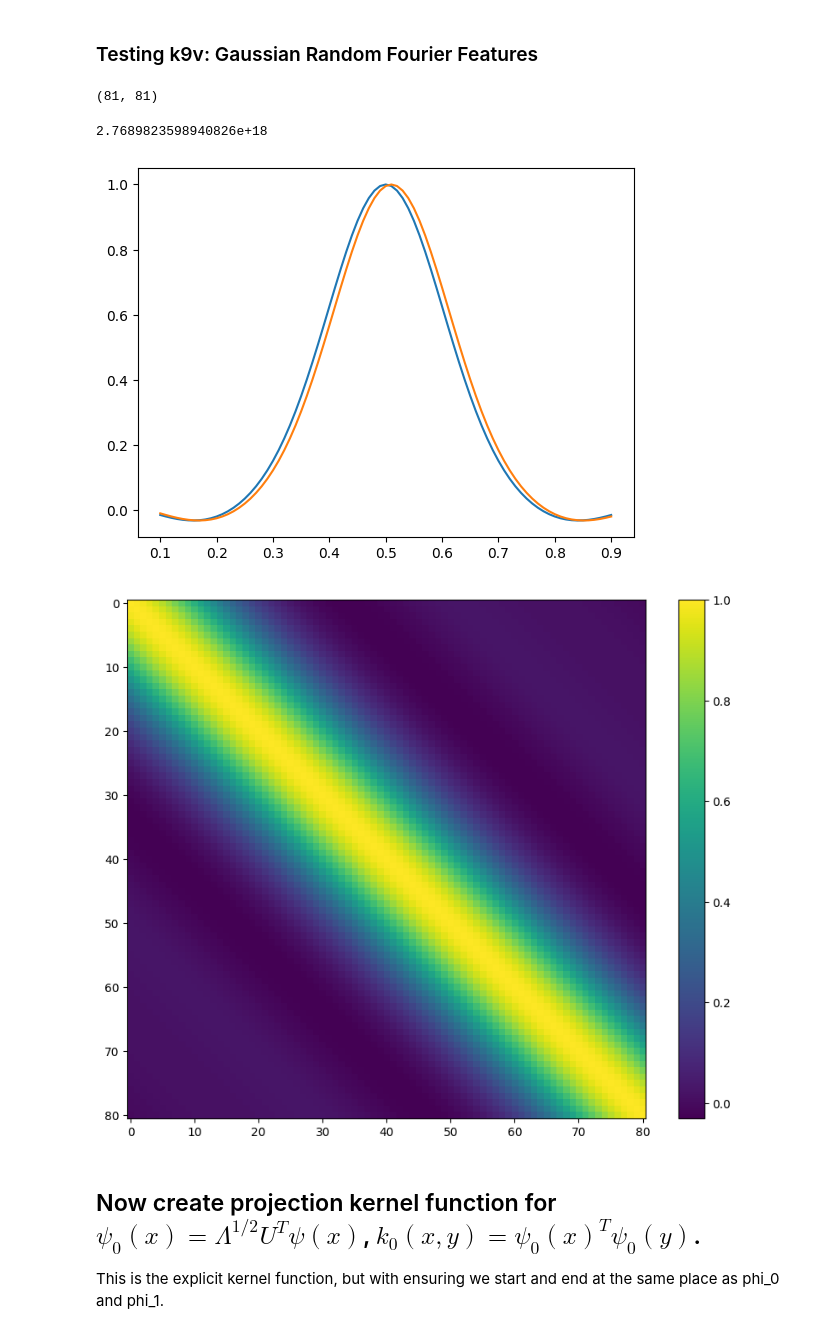
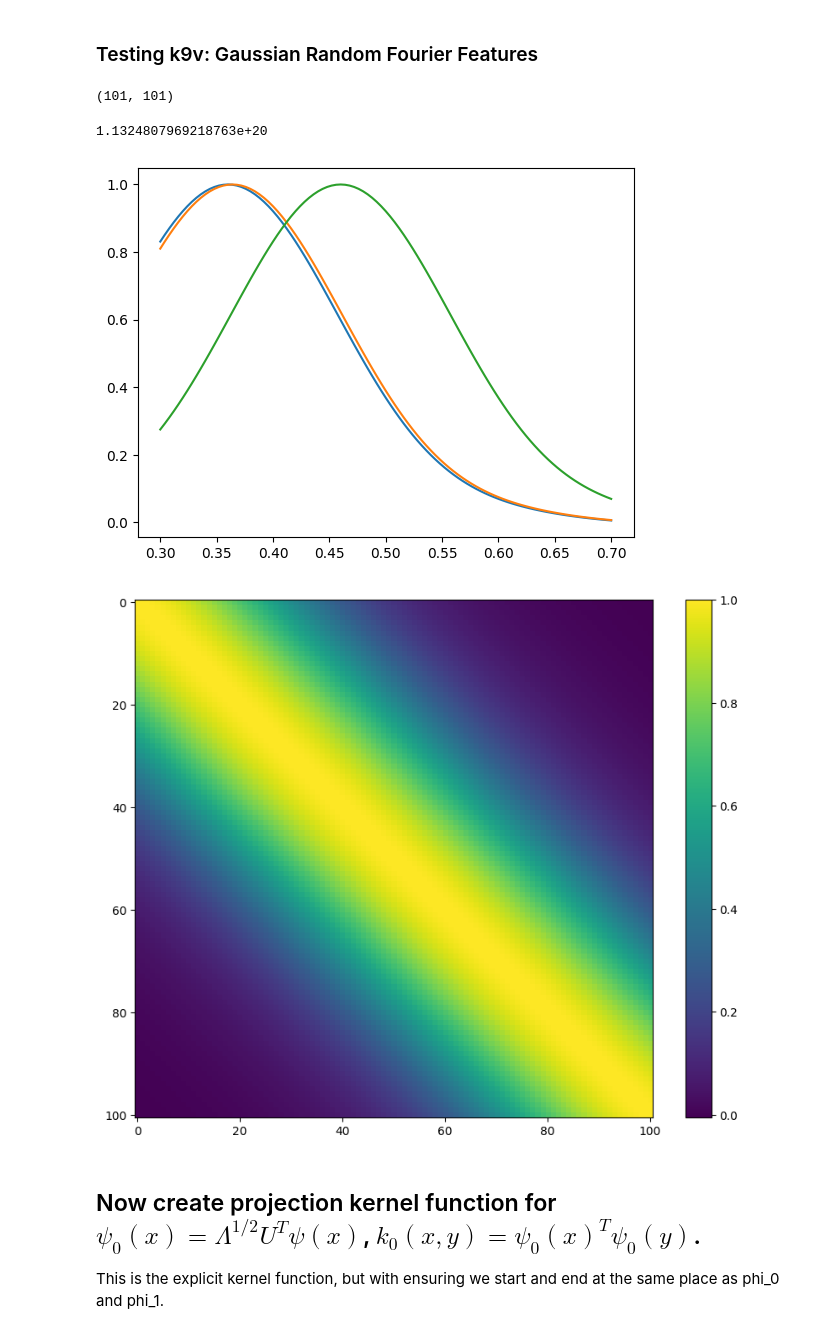
Before and after one commit to vgeneva/NN_Backprop, a Jupyter notebook: iterOCK_take2.ipynb, the cells around one changed output. Saved outputs shown, nothing was run; the diff lists cells and outputs as text; code cells hidden in the pictures.

```diff
--- a/iterOCK_take2.ipynb
+++ b/iterOCK_take2.ipynb
@@ -20,12 +20,15 @@ import random
 # Make x\_input.
 # %%
 ## starting trajectory
-h_x = 0.01
-a = .1
-b = .9
-k_x = int((b- a + h_x)/h_x)
+
+a = .3
+b = .7
+h_x = ((b-a))/100
+print(b-a)
+print(h_x)
+k_x = round((b-a)/h_x) #int makes it round down. round, lets it round
 print(k_x)
-x_input = np.reshape(np.arange(.1, .9 + h_x, step = h_x), (k_x, 1))
+x_input = np.reshape(np.arange(a, b + h_x, step = h_x), (k_x+1, 1))
 print(x_input.shape)
 df_x_input = pd.DataFrame(x_input)
 df_x_input.describe()
@@ -149,12 +156,12 @@ feature_coeff = 1 / np.sqrt(num_features)
 # fourier, sample, its with sigma = 1, so this is 1\sqrt (1).
 
 #fourier_sample_alpha = np.random.normal(size = (num_features_alpha,1))  #these are the randomly picked z's for the fourier-features
-fourier_sample_kern = np.random.normal(scale = 1, size = (num_features,1))
+fourier_sample = np.random.normal(scale = 1, size = (num_features,1))
 
 
 #fourier_sample_alpha  = np.reshape(np.linspace(-3, 3, num_features_alpha), (num_features_alpha,1))
-fourier_sample_kern = tf.constant(fourier_sample_kern)
+fourier_sample = tf.constant(fourier_sample)
 
 
-print(np.std(fourier_sample_kern))
+print(np.std(fourier_sample))
 # %% [output]
@@ -254,7 +259,7 @@ def feature_map(x,fourier_sample,feature_coeff,bandwidth = .1):  #oritingal 0.1#
 # %%
 # normal guassian
 def k9v(x,y,
-        fourier_sample = fourier_sample_kern,
+        fourier_sample = fourier_sample,
         feature_coeff = feature_coeff,
         feature_map = feature_map):
 
@@ -268,21 +273,23 @@ def k9v(x,y,
 #print(kernel_test_7.shape)
 #print(np.linalg.cond(kernel_test_7))
 # %%
-kern_gaus_test = k9v(x_input,x_input, fourier_sample_alpha, feature_coeff, feature_map)
+#FIX
+kern_gaus_test = k9v(x_input,x_input, fourier_sample, feature_coeff, feature_map)
+plt.plot(x_input,kern_gaus_test[15,:]);
+plt.plot(x_input,kern_gaus_test[16,:]);
 plt.plot(x_input,kern_gaus_test[40,:]);
-plt.plot(x_input,kern_gaus_test[41,:]);
 print(kern_gaus_test.shape)
 np.linalg.cond(kern_gaus_test)
 # %% [output]
-(81, 81)
+(101, 101)
-2.7689823598940826e+18
+1.1324807969218763e+20
-[figure, old version]
+[figure, new version]
 # %%
 plt.figure(figsize = (10,8))
 plt.imshow(kern_gaus_test);
 plt.colorbar();
 # %% [output]
-[figure, old version]
+[figure, new version]
 # %% [markdown]
 ## Now create projection kernel function for $\psi_0(x) = \Lambda^{1/2} U^T \psi(x)$, $k_0(x,y) = \psi_0(x)^T \psi_0(y)$.
 
```
Also changed, not shown: parts of 93 cells of this notebook.
